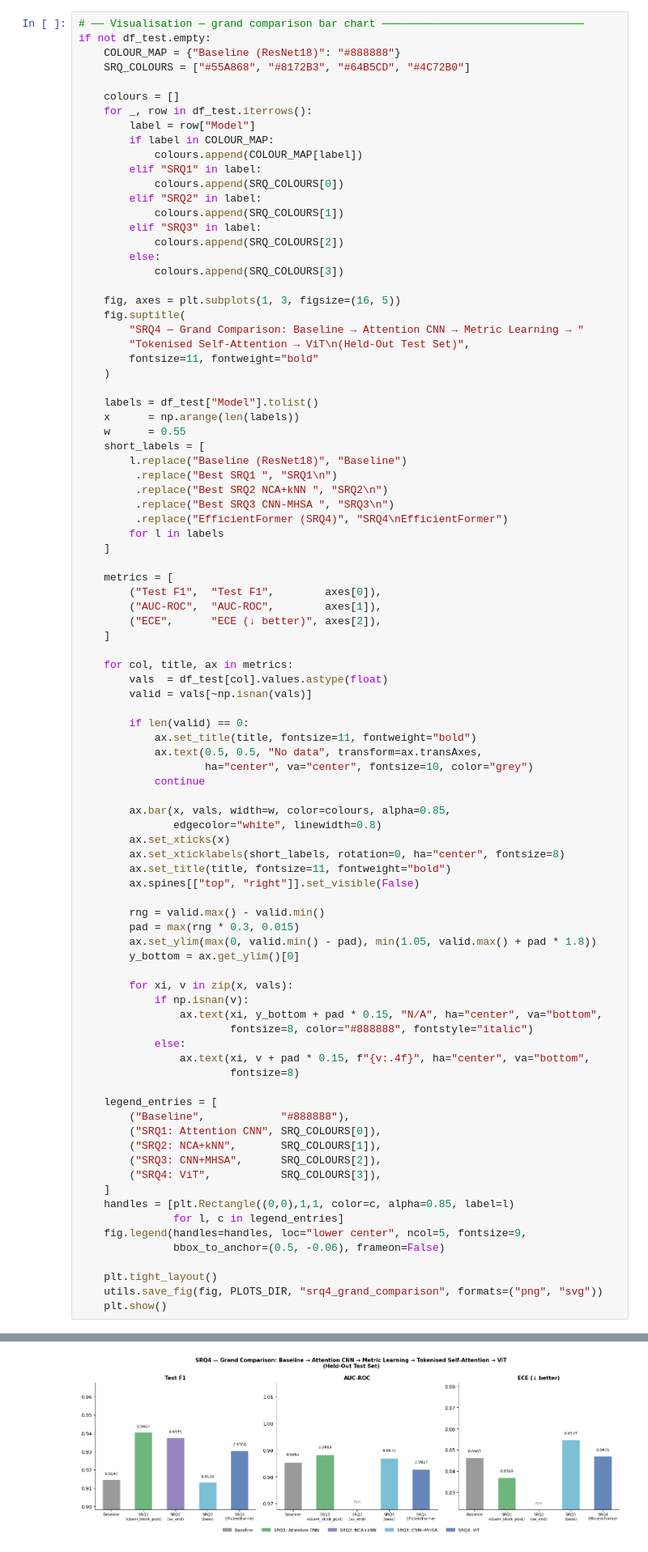
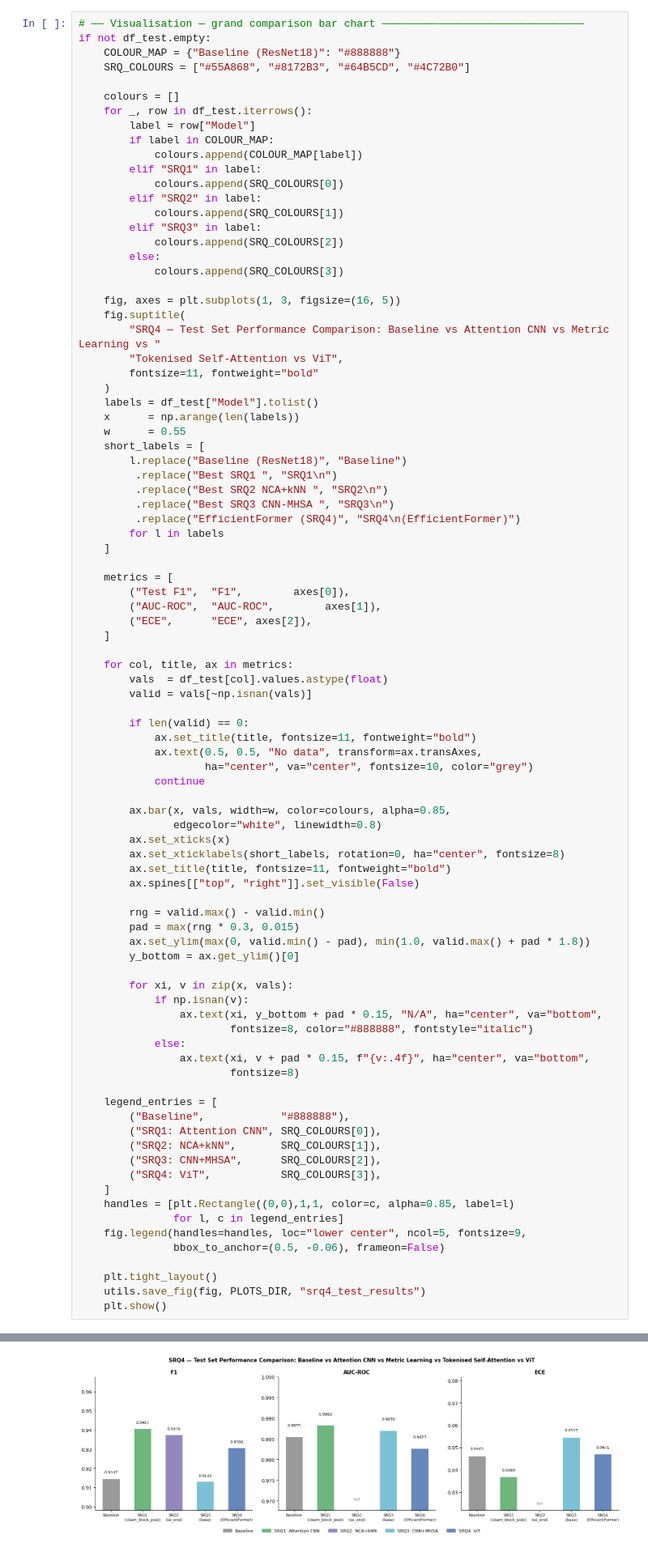
Before and after one commit to Mark-McNaught/ms-machine-learning-diagnosis, a Jupyter notebook: src/experiments/vit-comparison-final.ipynb, the cells around one changed output, grey strips where cells are left out. Shown at 81% size. Cells and saved outputs as stored; diff of their text form.

```diff
--- a/src/experiments/vit-comparison-final.ipynb
+++ b/src/experiments/vit-comparison-final.ipynb
@@ -651,11 +646,10 @@ if not df_test.empty:
 
     fig, axes = plt.subplots(1, 3, figsize=(16, 5))
     fig.suptitle(
-        "SRQ4 — Grand Comparison: Baseline → Attention CNN → Metric Learning → "
-        "Tokenised Self-Attention → ViT\n(Held-Out Test Set)",
+        "SRQ4 — Test Set Performance Comparison: Baseline vs Attention CNN vs Metric Learning vs "
+        "Tokenised Self-Attention vs ViT",
         fontsize=11, fontweight="bold"
     )
-
     labels = df_test["Model"].tolist()
     x      = np.arange(len(labels))
     w      = 0.55
@@ -664,14 +658,14 @@ if not df_test.empty:
          .replace("Best SRQ1 ", "SRQ1\n")
          .replace("Best SRQ2 NCA+kNN ", "SRQ2\n")
          .replace("Best SRQ3 CNN-MHSA ", "SRQ3\n")
-         .replace("EfficientFormer (SRQ4)", "SRQ4\nEfficientFormer")
+         .replace("EfficientFormer (SRQ4)", "SRQ4\n(EfficientFormer)")
         for l in labels
     ]
 
     metrics = [
-        ("Test F1",  "Test F1",        axes[0]),
+        ("Test F1",  "F1",        axes[0]),
         ("AUC-ROC",  "AUC-ROC",        axes[1]),
-        ("ECE",      "ECE (↓ better)", axes[2]),
+        ("ECE",      "ECE", axes[2]),
     ]
 
     for col, title, ax in metrics:
@@ -693,7 +687,7 @@ if not df_test.empty:
 
         rng = valid.max() - valid.min()
         pad = max(rng * 0.3, 0.015)
-        ax.set_ylim(max(0, valid.min() - pad), min(1.05, valid.max() + pad * 1.8))
+        ax.set_ylim(max(0, valid.min() - pad), min(1.0, valid.max() + pad * 1.8))
         y_bottom = ax.get_ylim()[0]
 
         for xi, v in zip(x, vals):
@@ -717,6 +711,6 @@ if not df_test.empty:
                bbox_to_anchor=(0.5, -0.06), frameon=False)
 
     plt.tight_layout()
-    utils.save_fig(fig, PLOTS_DIR, "srq4_grand_comparison", formats=("png", "svg"))
+    utils.save_fig(fig, PLOTS_DIR, "srq4_test_results")
     plt.show()
 # %% [output]
@@ -725 +719 @@ save_fig()>>> Saved → C:\Users\markm\Workspace\ms-machine-learning-diagnosis\d
-[figure, old version]
+[figure, new version]
```
Also changed, not shown: parts of 2 cells of this notebook, 4 other files.
